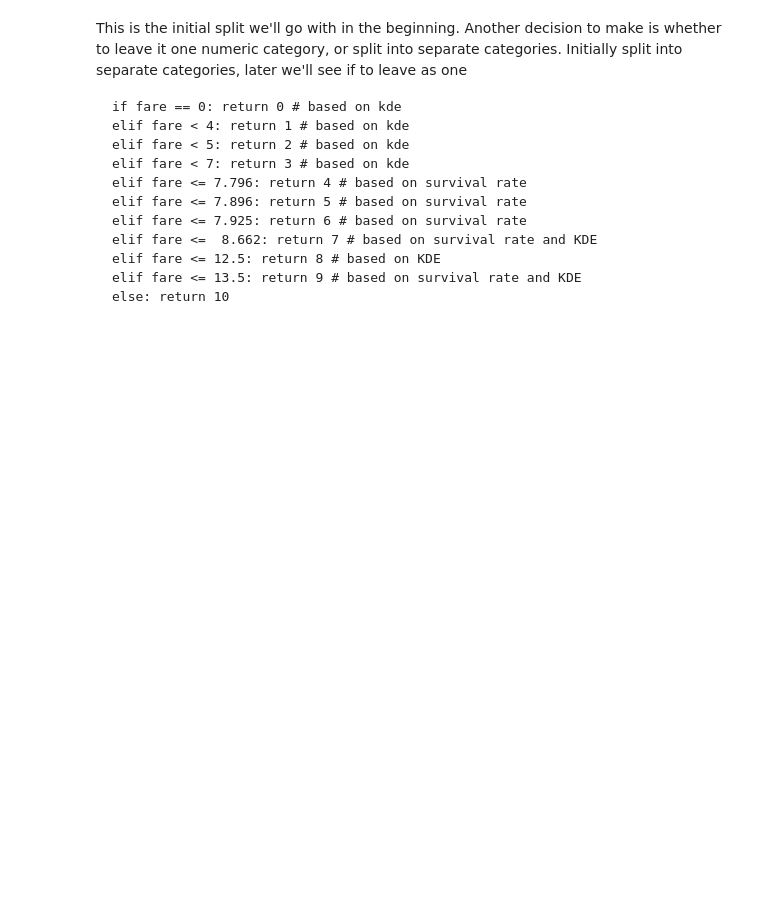
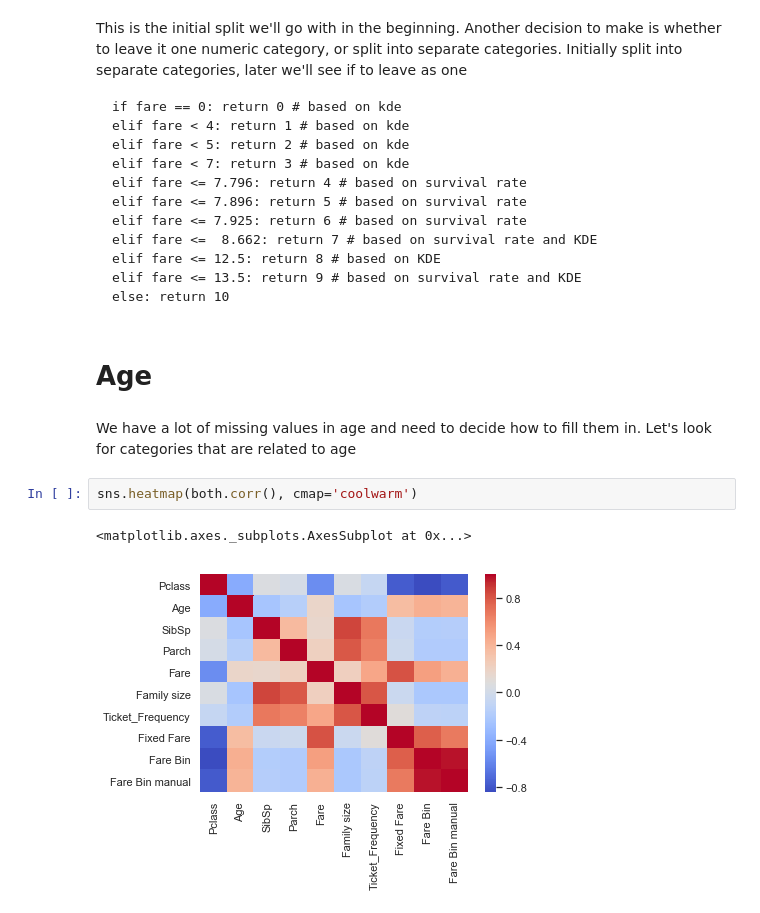
Before and after one commit to yoni2k/ml-kaggle-challenges, a Jupyter notebook: titanic/Advanced feature engineering.ipynb, the cells around one changed output. Saved outputs shown, nothing was run; the diff lists cells and outputs as text; blank space fills up the shorter version.

```diff
--- a/titanic/Advanced feature engineering.ipynb
+++ b/titanic/Advanced feature engineering.ipynb
@@ -837,3 +838,12 @@ This is the initial split we'll go with in the beginning.  Another decision to m
     elif fare <= 12.5: return 8 # based on KDE
     elif fare <= 13.5: return 9 # based on survival rate and KDE
     else: return 10
+# %% [markdown]
+# Age
+# %% [markdown]
+We have a lot of missing values in age and need to decide how to fill them in. Let's look for categories that are related to age
+# %%
+sns.heatmap(both.corr(), cmap='coolwarm')
+# %% [output]
+<matplotlib.axes._subplots.AxesSubplot at 0x...>
+[figure, added]
```
Also changed, not shown: parts of 21 cells of this notebook, 2 other files.
